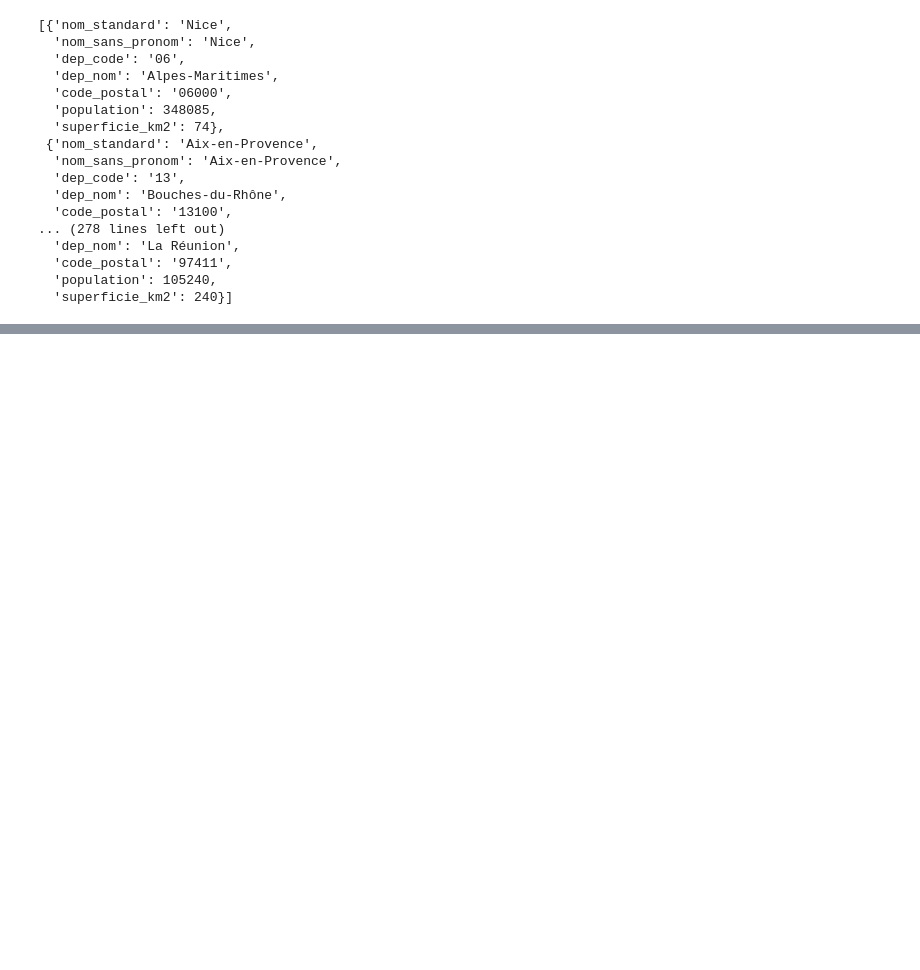
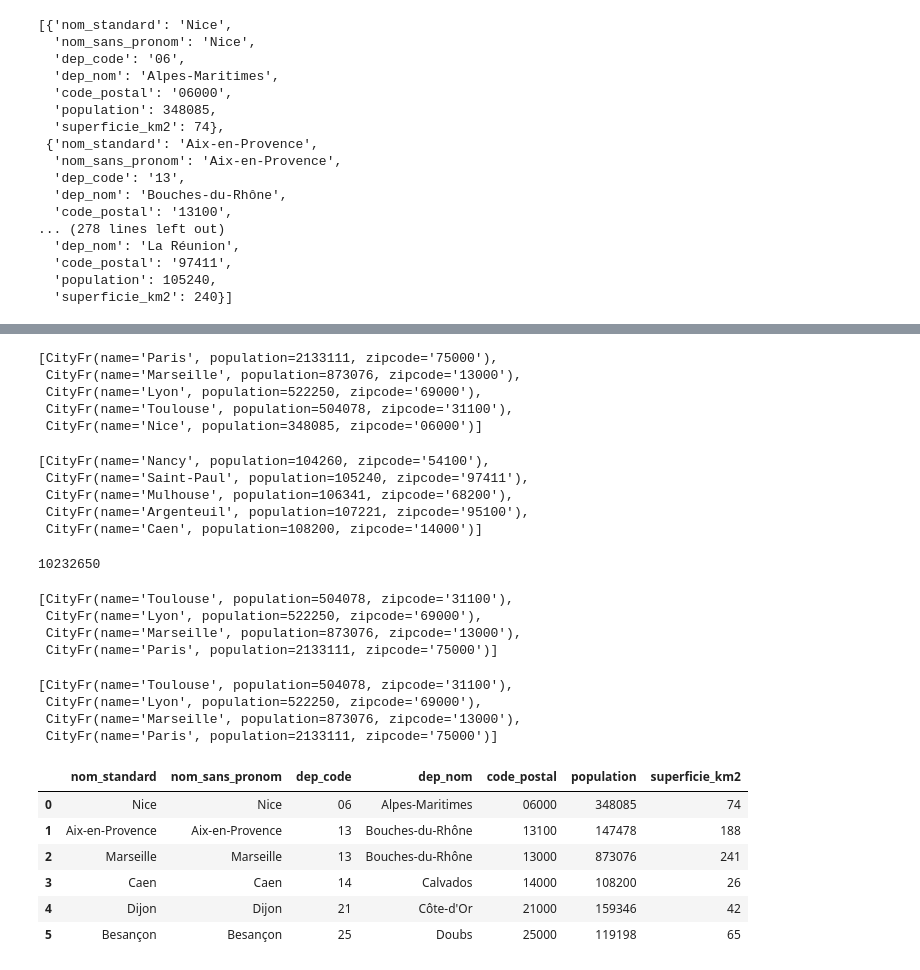
Before and after one commit to matthcol/python202611st, a Jupyter notebook: city_notebook.ipynb, the cells around one changed output, grey strips where cells are left out. Drawn from its saved outputs; the diff is of its cells as text; code cells hidden in the pictures; blank space fills up the shorter version.

```diff
--- a/city_notebook.ipynb
+++ b/city_notebook.ipynb
@@ -111,0 +104,57 @@ cities
+# %%
+cities.sort(key=lambda city: city.population, reverse=True)
+cities[:5]
+# %% [output]
+[CityFr(name='Paris', population=2133111, zipcode='75000'),
+ CityFr(name='Marseille', population=873076, zipcode='13000'),
+ CityFr(name='Lyon', population=522250, zipcode='69000'),
+ CityFr(name='Toulouse', population=504078, zipcode='31100'),
+ CityFr(name='Nice', population=348085, zipcode='06000')]
+# %%
+cities.sort(key=attrgetter('population'))
+cities[:5]
+# %% [output]
+[CityFr(name='Nancy', population=104260, zipcode='54100'),
+ CityFr(name='Saint-Paul', population=105240, zipcode='97411'),
+ CityFr(name='Mulhouse', population=106341, zipcode='68200'),
+ CityFr(name='Argenteuil', population=107221, zipcode='95100'),
+ CityFr(name='Caen', population=108200, zipcode='14000')]
+# %%
+total_population = sum(city.population for city in cities)
+total_population
+# %% [output]
+10232650
+# %%
+cities_500k = [ city for city in cities if city.population >= 500_000 ]
+cities_500k
+# %% [output]
+[CityFr(name='Toulouse', population=504078, zipcode='31100'),
+ CityFr(name='Lyon', population=522250, zipcode='69000'),
+ CityFr(name='Marseille', population=873076, zipcode='13000'),
+ CityFr(name='Paris', population=2133111, zipcode='75000')]
+# %%
+cities_500k = list(filter(lambda city: city.population >= 500_000, cities))
+cities_500k
+# %% [output]
+[CityFr(name='Toulouse', population=504078, zipcode='31100'),
+ CityFr(name='Lyon', population=522250, zipcode='69000'),
+ CityFr(name='Marseille', population=873076, zipcode='13000'),
+ CityFr(name='Paris', population=2133111, zipcode='75000')]
+# %%
+df_cities = pd.read_json(
+    'data/villes100k.json',
+    orient='records',
+    dtype={
+        'dep_code': str,
+        'code_postal': str,
+    }
+)
+df_cities.head(6)
+# %% [output]
+|  | nom_standard | nom_sans_pronom | dep_code | dep_nom | code_postal | population | superficie_km2 |
+| 0 | Nice | Nice | 06 | Alpes-Maritimes | 06000 | 348085 | 74 |
+| 1 | Aix-en-Provence | Aix-en-Provence | 13 | Bouches-du-Rhône | 13100 | 147478 | 188 |
+| 2 | Marseille | Marseille | 13 | Bouches-du-Rhône | 13000 | 873076 | 241 |
+| 3 | Caen | Caen | 14 | Calvados | 14000 | 108200 | 26 |
+| 4 | Dijon | Dijon | 21 | Côte-d'Or | 21000 | 159346 | 42 |
+| 5 | Besançon | Besançon | 25 | Doubs | 25000 | 119198 | 65 |
```
Also changed, not shown: parts of 9 cells of this notebook.
